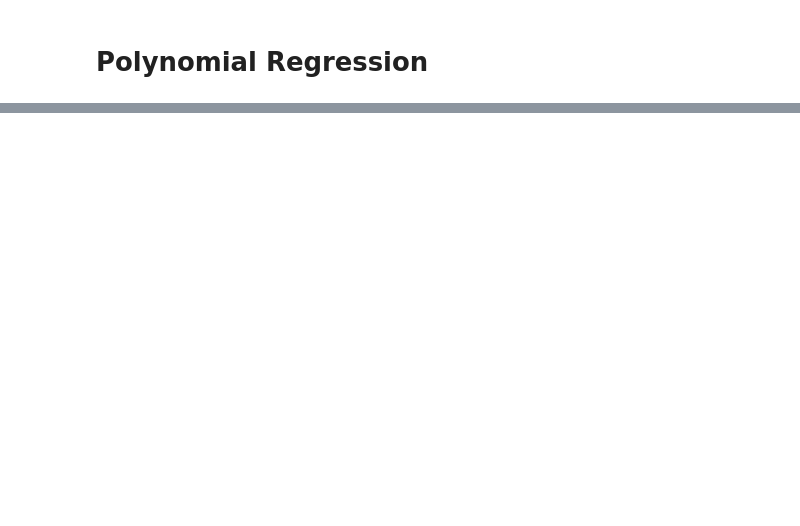
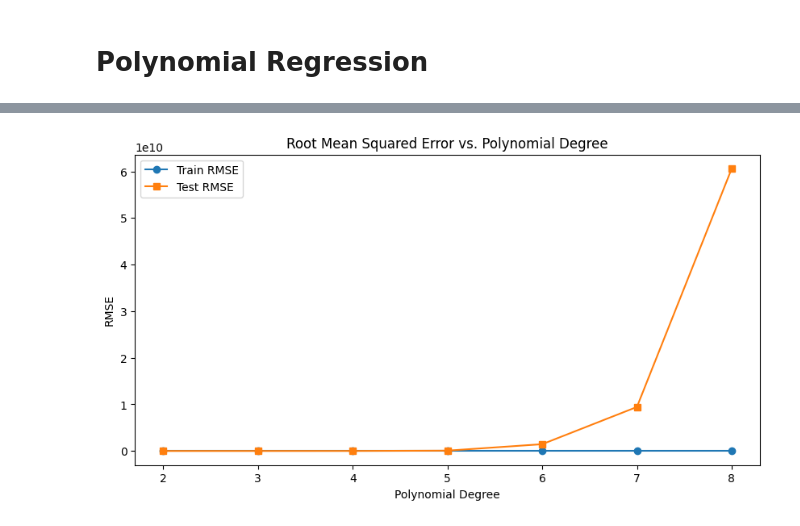
Before and after one commit to masonnicoletti/Car-Analysis-Project, a Jupyter notebook: polynomial_regression.ipynb, the cells around one changed output, grey strips where cells are left out. Drawn from its saved outputs; the diff is of its cells as text; code cells hidden in the pictures; blank space fills up the shorter version.

```diff
--- a/polynomial_regression.ipynb
+++ b/polynomial_regression.ipynb
@@ -97,11 +96,13 @@ plt.show()
 # %%
 # Plot RMSE
 plt.figure(figsize=(10, 5))
 plt.plot(degrees, RMSE_train_list, label="Train RMSE", marker='o')
 plt.plot(degrees, RMSE_test_list, label="Test RMSE", marker='s')
 plt.xlabel("Polynomial Degree")
 plt.ylabel("RMSE")
 plt.title("Root Mean Squared Error vs. Polynomial Degree")
+plt.xticks(degrees)
 plt.legend()
-plt.grid(True)
 plt.show()
+# %% [output]
+[figure, added]
```
Also changed, not shown: parts of 12 cells of this notebook.
